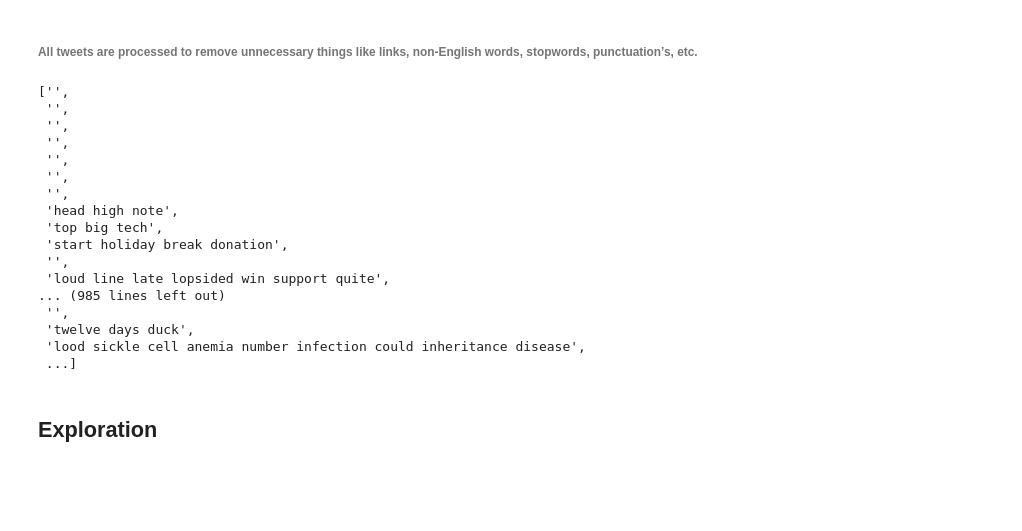
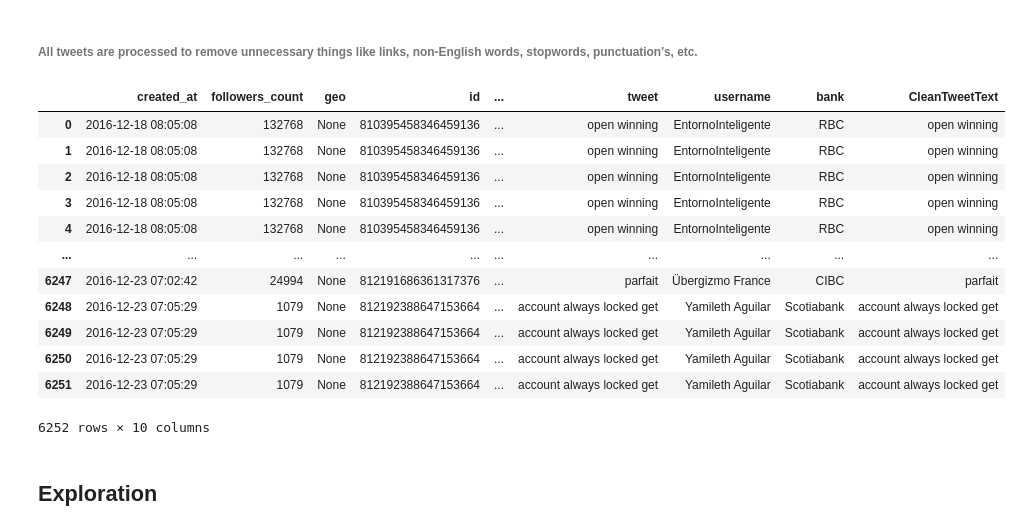
Before and after one commit to nguyentrantuan/Twitter-Stream-NoSQL, a Jupyter notebook: Sentiment+Analysis+Banks.ipynb, the cells around one changed output. Cells and saved outputs as stored; diff of their text form; code cells hidden in the pictures; blank space fills up the shorter version.

```diff
--- a/Sentiment+Analysis+Banks.ipynb
+++ b/Sentiment+Analysis+Banks.ipynb
@@ -98,22 +87,3 @@ w.isalpha()) #Form sentences of processed words
 df['CleanTweetText'] = cleaned_tweets
 
 df['tweet']=cleaned_tweets
-df.drop()
-# %% [output]
-['',
- '',
- '',
- '',
- '',
- '',
- '',
- 'head high note',
- 'top big tech',
- 'start holiday break donation',
- '',
- 'loud line late lopsided win support quite',
-... (985 lines left out)
- '',
- 'twelve days duck',
- 'lood sickle cell anemia number infection could inheritance disease',
- ...]
@@ -120,3 +94,22 @@ df.drop()
+# %%
+df=df.drop_duplicates()
+df=df.sort_index()
+df=df.reindex(range(len(df.index)),method='bfill')
+df
+# %% [output]
+|  | created_at | followers_count | geo | id | ... | tweet | username | bank | CleanTweetText |
+| 0 | 2016-12-18 08:05:08 | 132768 | None | 810395458346459136 | ... | open winning | EntornoInteligente | RBC | open winning |
+| 1 | 2016-12-18 08:05:08 | 132768 | None | 810395458346459136 | ... | open winning | EntornoInteligente | RBC | open winning |
+| 2 | 2016-12-18 08:05:08 | 132768 | None | 810395458346459136 | ... | open winning | EntornoInteligente | RBC | open winning |
+| 3 | 2016-12-18 08:05:08 | 132768 | None | 810395458346459136 | ... | open winning | EntornoInteligente | RBC | open winning |
+| 4 | 2016-12-18 08:05:08 | 132768 | None | 810395458346459136 | ... | open winning | EntornoInteligente | RBC | open winning |
+| ... | ... | ... | ... | ... | ... | ... | ... | ... | ... |
+| 6247 | 2016-12-23 07:02:42 | 24994 | None | 812191686361317376 | ... | parfait | Übergizmo France | CIBC | parfait |
+| 6248 | 2016-12-23 07:05:29 | 1079 | None | 812192388647153664 | ... | account always locked get | Yamileth Aguilar | Scotiabank | account always locked get |
+| 6249 | 2016-12-23 07:05:29 | 1079 | None | 812192388647153664 | ... | account always locked get | Yamileth Aguilar | Scotiabank | account always locked get |
+| 6250 | 2016-12-23 07:05:29 | 1079 | None | 812192388647153664 | ... | account always locked get | Yamileth Aguilar | Scotiabank | account always locked get |
+| 6251 | 2016-12-23 07:05:29 | 1079 | None | 812192388647153664 | ... | account always locked get | Yamileth Aguilar | Scotiabank | account always locked get |
+6252 rows × 10 columns
 # %% [markdown]
 ## Exploration
 # %%
```
Also changed, not shown: parts of 15 cells of this notebook.
